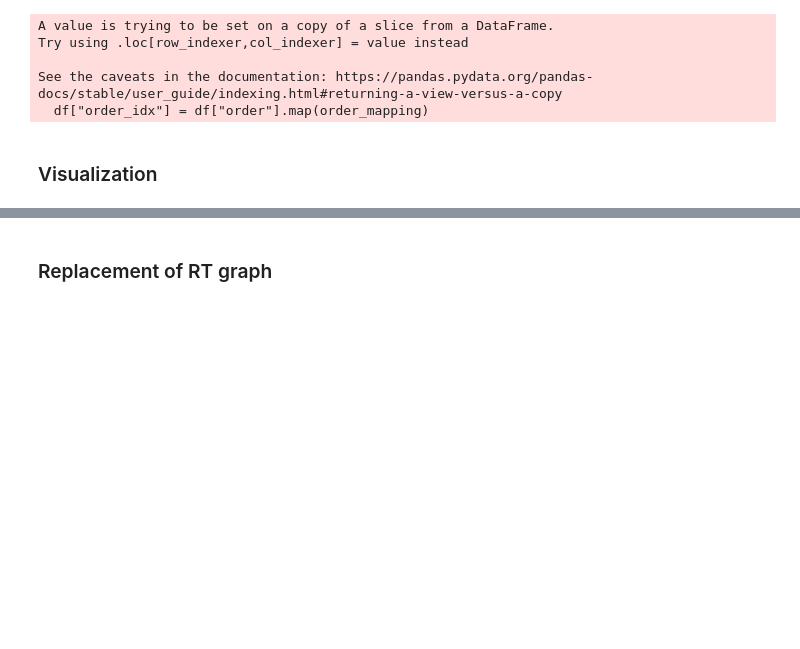
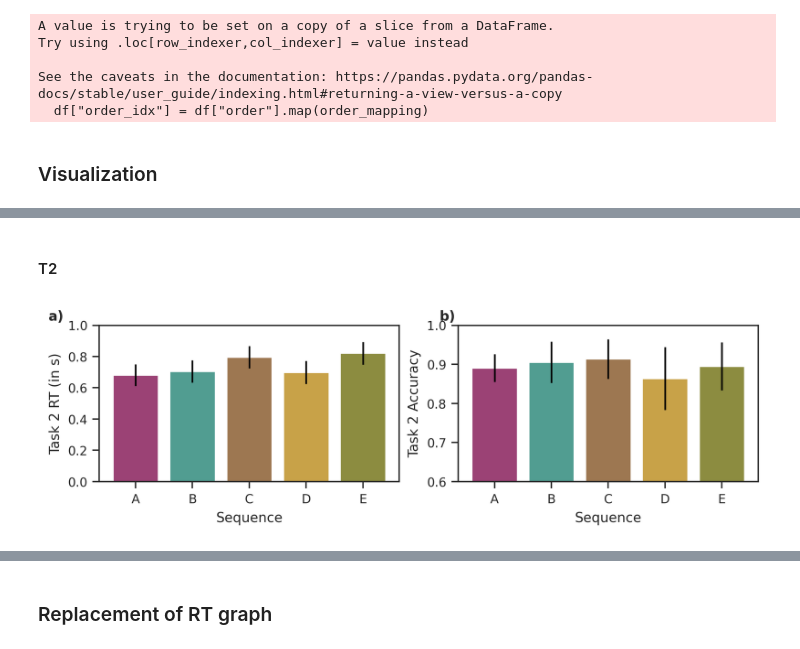
Before and after one commit to rickdott/prp, a Jupyter notebook: s4/4_analysis_combined.ipynb, the cells around one changed output, grey strips where cells are left out. Cells and saved outputs as stored; diff of their text form; code cells hidden in the pictures; blank space fills up the shorter version.

```diff
--- a/s4/4_analysis_combined.ipynb
+++ b/s4/4_analysis_combined.ipynb
@@ -362,0 +417,21 @@ plot_all(df_no_val)
+# %% [markdown]
+#### T2
+# %%
+def plot_t2(df):
+    sequence_labels = ["A","B","C","D","E"]
+    set_seaborn_style()
+    fig, ax = plt.subplots(1, 2, figsize=(7.09, 2.1), dpi=300, constrained_layout=True)
+
+    plot_rt_bargraph(df, ax[0], sequence_labels, task="t2")
+
+    plot_performance_bargraph(df, ax[1], sequence_labels, task="t2")
+
+
+    fig.text(0.005, 0.98, "a)", fontweight="bold")
+    fig.text(0.55, 0.98, "b)", fontweight="bold")
+    # plt.savefig("../img/sequences_result.pdf", transparent=True, bbox_inches="tight")
+    plt.show()
+# %%
+plot_t2(df_no_val)
+# %% [output]
+[figure, added]
```
Also changed, not shown: parts of 17 cells of this notebook, 2 other files.
